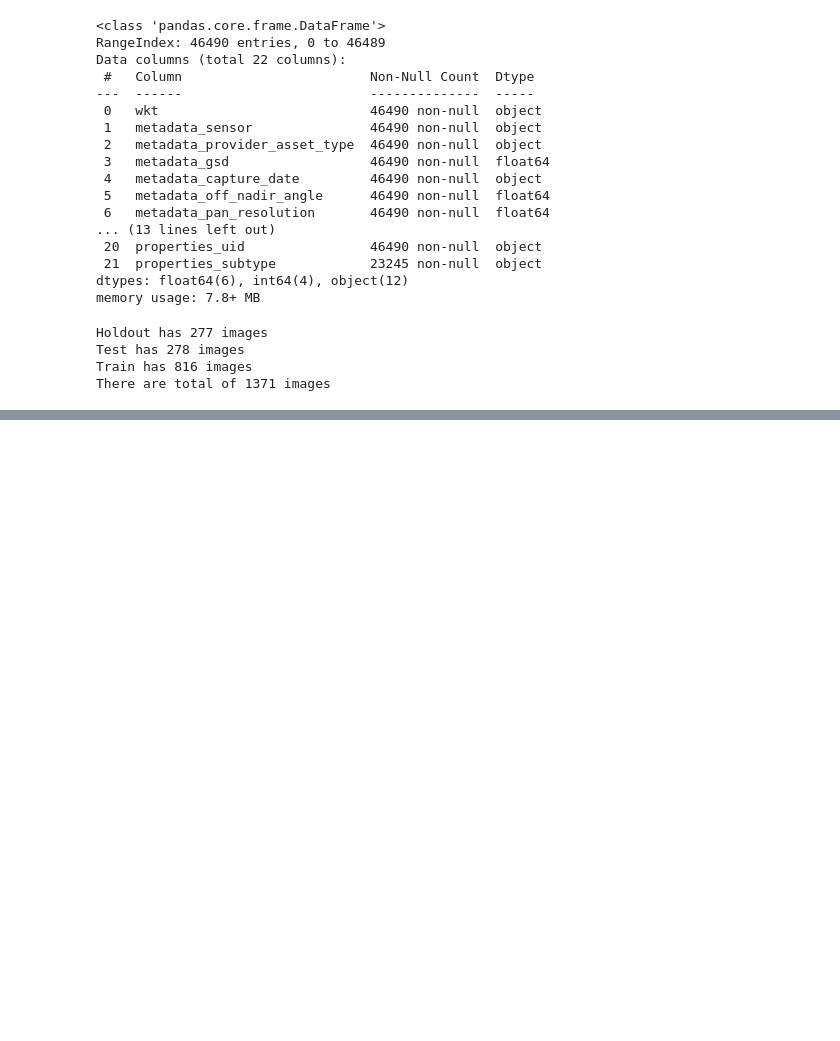
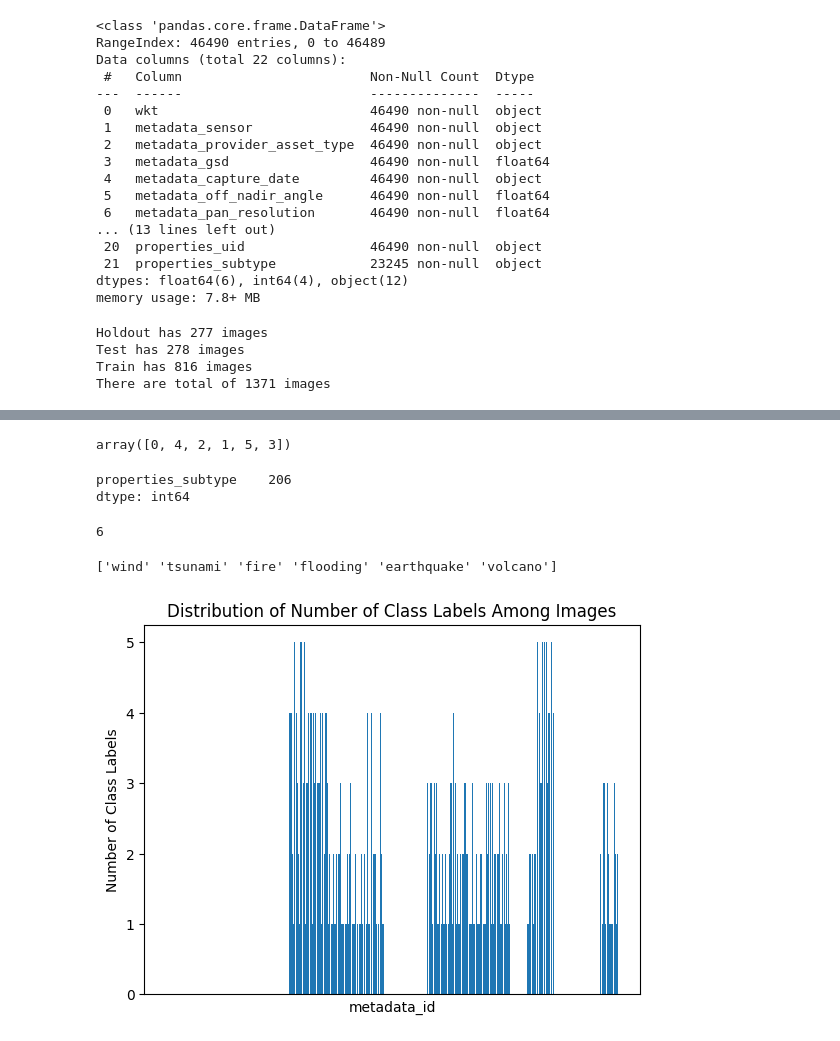
Before and after one commit to sevincjakab/Capstone_Building_Damage, a Jupyter notebook: notebooks/jsonconverter.ipynb, the cells around one changed output, grey strips where cells are left out. Cells and saved outputs as stored; diff of their text form; code cells hidden in the pictures; blank space fills up the shorter version.

```diff
--- a/notebooks/jsonconverter.ipynb
+++ b/notebooks/jsonconverter.ipynb
@@ -433,0 +511,51 @@ There are total of 1371 images
+# %%
+#how many different labels per one image
+num_labels['properties_subtype'].unique()
+# %% [output]
+array([0, 4, 2, 1, 5, 3])
+# %%
+# how many images have more than 1 label
+num_labels.query('properties_subtype > 1').count()
+# %% [output]
+properties_subtype    206
+dtype: int64
+# %%
+#all diaster types  --6
+df_json_withmeta['metadata_disaster_type'].nunique()
+# %% [output]
+6
+# %%
+# which disasters have more than 1 class label per image --all 6
+# Group the DataFrame by 'metadata_id' and calculate the number of unique class labels per image
+unique_labels_per_image = df_json_withmeta.groupby('metadata_id')['properties_subtype'].nunique()
+
+# Filter the DataFrame to include only images with more than one unique label
+filtered_df = df_json_withmeta[df_json_withmeta['metadata_id'].isin(unique_labels_per_image[unique_labels_per_image > 1].index)]
+
+# Get the unique types of disaster for the filtered images
+unique_disaster_types = filtered_df['metadata_disaster_type'].unique()
+
+print(unique_disaster_types)
+# %% [output]
+['wind' 'tsunami' 'fire' 'flooding' 'earthquake' 'volcano']
+# %%
+import pandas as pd
+import matplotlib.pyplot as plt
+
+# Assuming 'df' is your DataFrame containing 'metadata_id' and 'properties_subtype' columns
+
+# Group the DataFrame by 'metadata_id' and calculate the number of unique class labels per image
+class_label_counts = df_json_withmeta.groupby('metadata_id')['properties_subtype'].nunique()
+
+# Create the bar plot
+plt.bar(class_label_counts.index, class_label_counts, width =0.8, align ='center')
+plt.xlabel('metadata_id')
+plt.ylabel('Number of Class Labels')
+plt.title('Distribution of Number of Class Labels Among Images')
+# Remove x-axis tick labels
+plt.xticks([])
+
+plt.show()
+plt.show()
+# %% [output]
+[figure, added]
```
Also changed, not shown: parts of 8 cells of this notebook.
